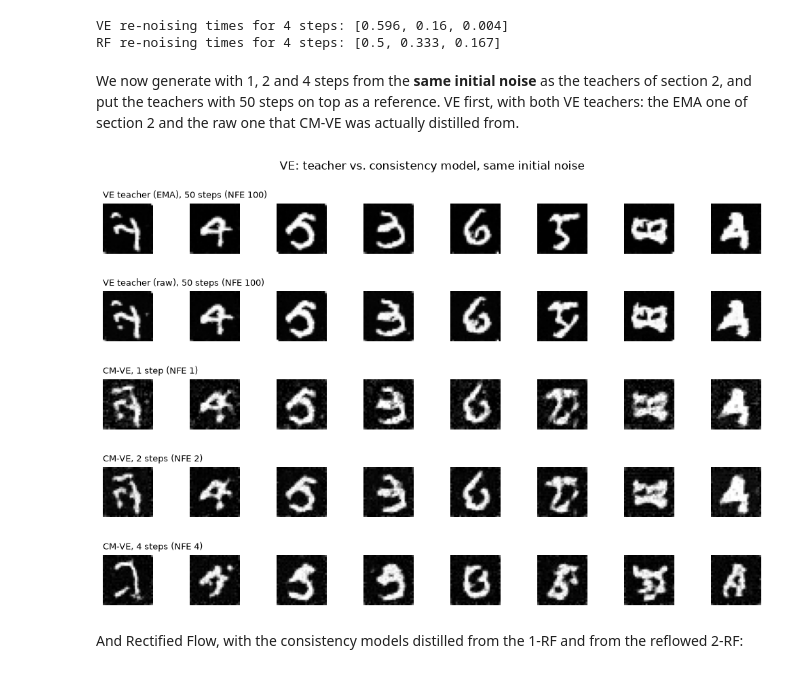
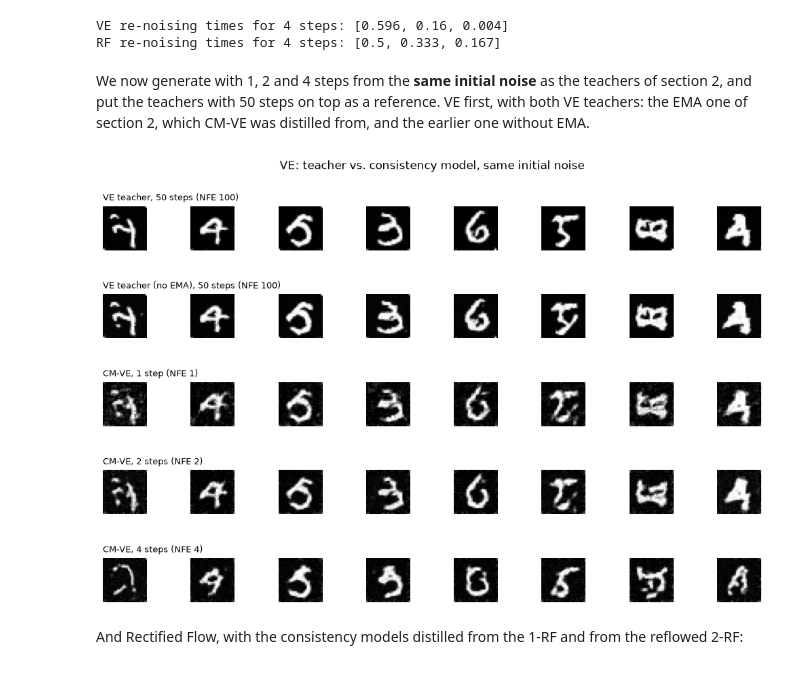
Before and after one commit to ibon44/Consistency_model_genai, a Jupyter notebook: notebook/tutorial.ipynb, the cells around one changed output. Drawn from its saved outputs; the diff is of its cells as text; code cells hidden in the pictures.

```diff
--- a/notebook/tutorial.ipynb
+++ b/notebook/tutorial.ipynb
@@ -251,7 +251,7 @@ for name, velocity_net in rf_teachers.items():
     for n in [1, 10, 50]:
         sampler = RectifiedFlowSampler(rf, n_steps=n)
         _, x = sampler.sample(tuple(x_T_rf.shape), velocity_net, device=device, x_T=x_T_rf)
-        rows[f"{name}, {n} steps"] = x * 2 - 1  # the sampler returns images in [0, 1]
+        rows[f"{name}, {n} step{'s' if n > 1 else ''}"] = x * 2 - 1  # the sampler returns images in [0, 1]
 show_rows(rows, "RF teachers, same initial noise")
 # %% [output]
 [figure]
@@ -314,7 +314,7 @@ def make_cm(backbone, process):
     return ConsistencyWrapper(backbone=backbone, sigma_data=SIGMA_DATA, eps=EPS, sigma_t=process.sigma_t).to(device).eval()
 
 
-cm_ve = load_state(make_cm(ScoreNet(marginal_prob_std=None), ve), "./checkpoints/mnist_all_cm_ve.pth", device)
+cm_ve = load_state(make_cm(ScoreNet(marginal_prob_std=None), ve), "./checkpoints/mnist_all_cm_ve_ema.pth", device)
 
 x = torch.randn(4, 1, 28, 28, device=device)
 with torch.no_grad():
@@ -463,21 +463,21 @@ RF re-noising times for 4 steps: [0.5, 0.333, 0.167]
 # %% [markdown]
 We now generate with 1, 2 and 4 steps from the **same initial noise** as the
 teachers of section 2, and put the teachers with 50 steps on top as a
-reference. VE first, with both VE teachers: the EMA one of section 2 and the
-raw one that CM-VE was actually distilled from.
+reference. VE first, with both VE teachers: the EMA one of section 2, which CM-VE
+was distilled from, and the earlier one without EMA.
 # %%
 raw_score_net = load_state(ScoreNet(marginal_prob_std=ve.sigma_t), "./checkpoints/mnist_all_ve.pth", device)
 ve_teacher_raw = VETeacherAdapter(process=ve, model=raw_score_net, eps=EPS, heun=True)
 
 rows = {
-    "VE teacher (EMA), 50 steps (NFE 100)": ve_generate(x_T_ve, 50),
-    "VE teacher (raw), 50 steps (NFE 100)": ve_generate(x_T_ve, 50, ve_teacher_raw),
+    "VE teacher, 50 steps (NFE 100)": ve_generate(x_T_ve, 50),
+    "VE teacher (no EMA), 50 steps (NFE 100)": ve_generate(x_T_ve, 50, ve_teacher_raw),
 }
 for n in [1, 2, 4]:
     rows[f"CM-VE, {n} step{'s' if n > 1 else ''} (NFE {n})"] = cm_generate(cm_ve, ve, x_T_ve, n)
 show_rows(rows, "VE: teacher vs. consistency model, same initial noise")
 # %% [output]
-[figure, old version]
+[figure, new version]
 # %% [markdown]
 And Rectified Flow, with the consistency models distilled from the 1-RF and
 from the reflowed 2-RF:
```
Also changed, not shown: parts of 17 cells of this notebook, 37 other files.
